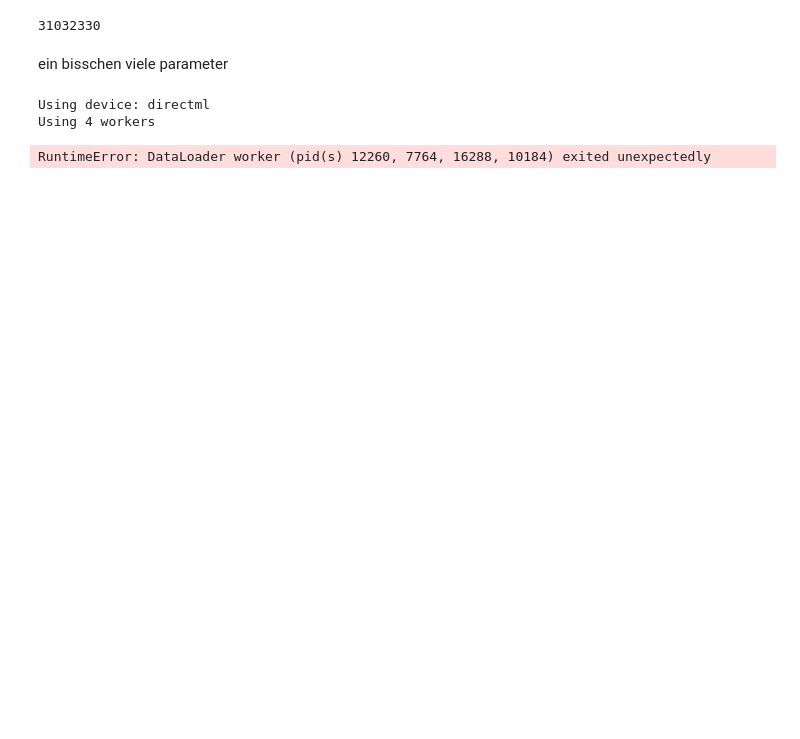
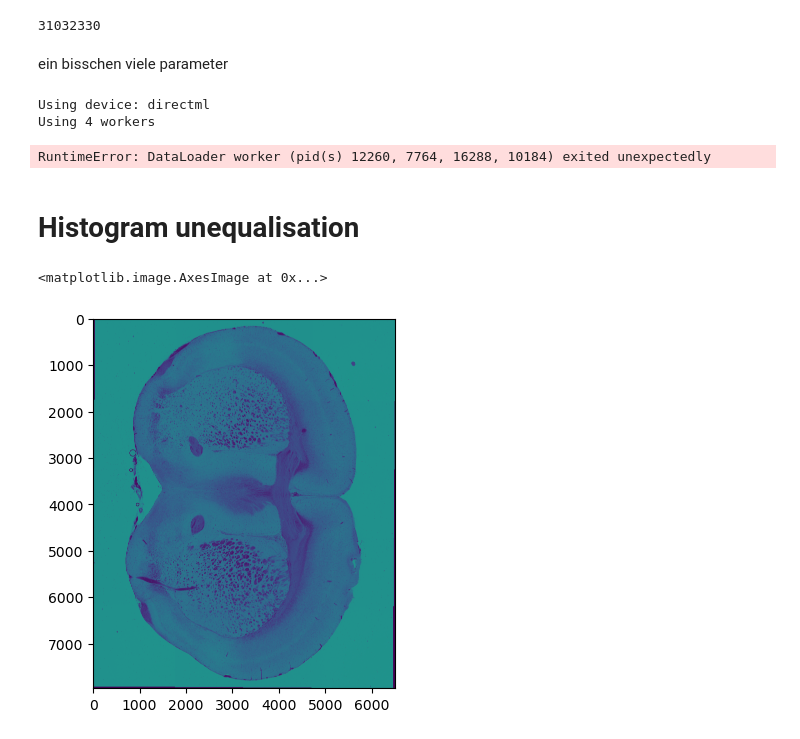
Before and after one commit to Friedrich-Jahns/Projektpraktikum_Master, a Jupyter notebook: code/PP_V1.ipynb, the cells around one changed output. Drawn from its saved outputs; the diff is of its cells as text; code cells hidden in the pictures; blank space fills up the shorter version.

Commit message:
image verschlechtern

```diff
--- a/code/PP_V1.ipynb
+++ b/code/PP_V1.ipynb
@@ -718,3 +720,30 @@ for epoch in tqdm(range(EPOCHS)):
 torch.save(model.state_dict(), 'my_checkpoint.pth')
 # %% [output]
 RuntimeError: DataLoader worker (pid(s) 12260, 7764, 16288, 10184) exited unexpectedly
+# %% [markdown]
+# Histogram unequalisation
+# %%
+import numpy as np
+import matplotlib.pyplot as plt
+import h5py
+from pathlib import Path
+from tqdm import tqdm
+import os
+
+
+def load_array_from_h5(path):
+     with h5py.File(path,'r') as file:
+        Key = "Image" if "Image" in file.keys() else "exported_data"
+        data = file[Key][:]
+        return np.array(data)
+
+path = "PE-2025-01953-M_00_s0060_PM_Complete_Transmittance_Stitched_Flat_v000.h5"
+fullpath = Path.cwd().parent/f'data/{path}'
+# dat_path_mask = Filepath.parent/f'data/{path_mask}'   #.parent for different location
+# dat_path_background = Filepath.parent/f'data/{path_background}'
+
+img_mask = load_array_from_h5(fullpath)
+plt.imshow(img_mask)
+# %% [output]
+<matplotlib.image.AxesImage at 0x...>
+[figure, added]
```
Also changed, not shown: parts of 10 cells of this notebook.
